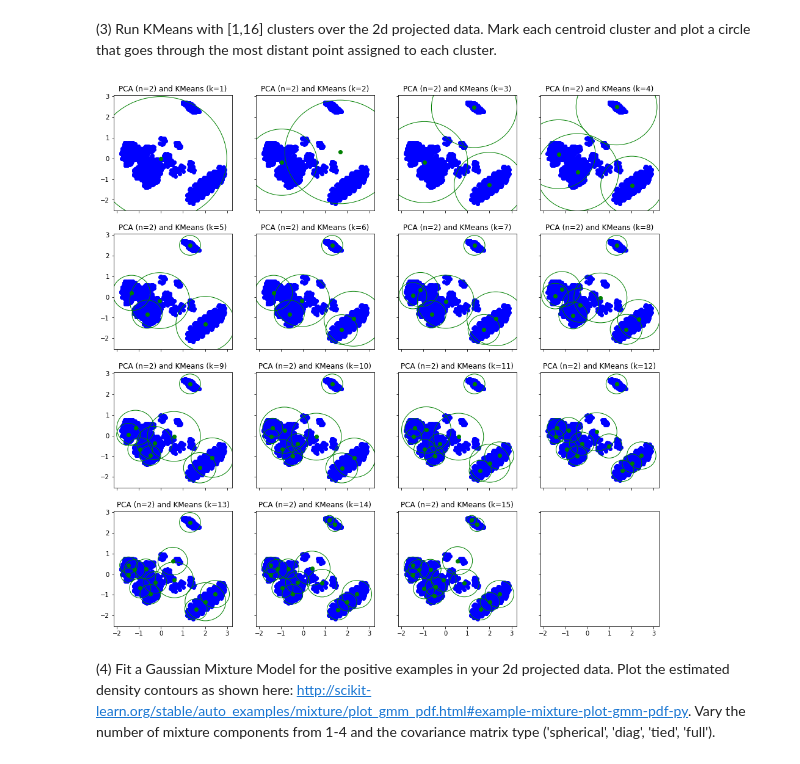
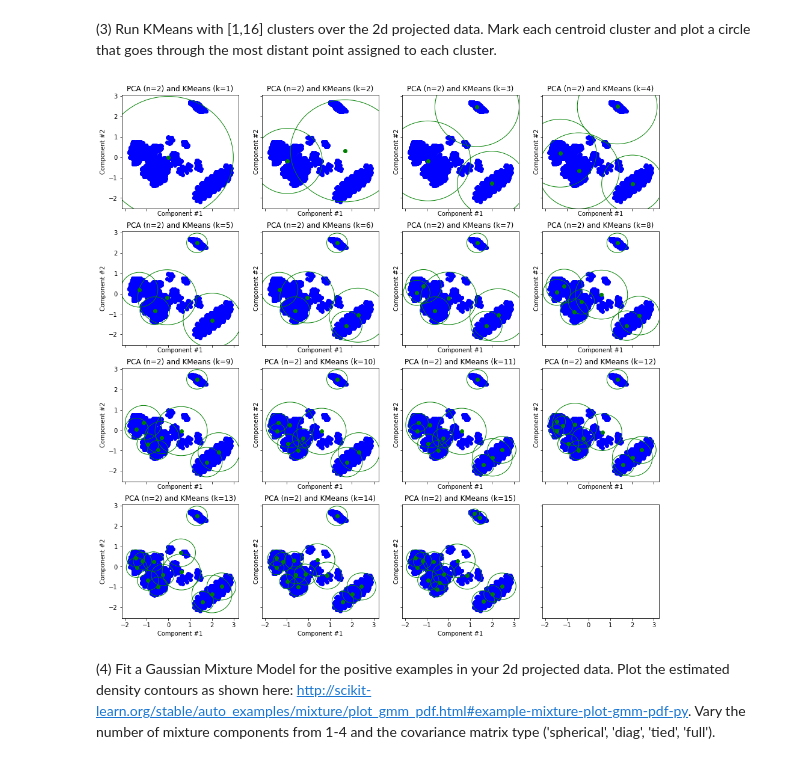
Before and after one commit to lukedoolittle/w207_summer_2017, a Jupyter notebook: project3/doolittle_luke_p3.ipynb, the cells around one changed output. Drawn from its saved outputs; the diff is of its cells as text; code cells hidden in the pictures.

```diff
--- a/project3/doolittle_luke_p3.ipynb
+++ b/project3/doolittle_luke_p3.ipynb
@@ -122,33 +122,35 @@ def P3():
                              ncols=4,
                              sharex=True,
                              sharey=True,
                              figsize = (16, 16))
     for k in range(1,16):
         # fit a KMeans classifier with k clusters
         clusters = KMeans(n_clusters=k,
                           init='k-means++').fit(pca_features)
 
         # plot the PCA fitted points, the cluster centroids and
         # circles that pass through the most distant cluster point
         ax = axes[int((k - 1) / 4)][(k - 1) % 4]
         ax.scatter(pca_features[:, 0],
                    pca_features[:, 1],
                    color='b')
         ax.scatter(x=clusters.cluster_centers_[:,0],
                    y=clusters.cluster_centers_[:,1],
                    c='g')
         for i in range(k):
             # find the distance to the furthest point for this cluster
             radius = max(metrics.pairwise_distances(clusters.cluster_centers_[i].reshape(1, -1),
                                                     pca_features[clusters.labels_==i])[0])
             ax.add_artist(plt.Circle(clusters.cluster_centers_[i],
                                      radius=radius,
                                      fill=False,
                                      color='g'))
         ax.set_title('PCA (n=2) and KMeans (k={0})'.format(k))
+        ax.set_xlabel('Component #1')
+        ax.set_ylabel('Component #2')
 
 P3()
 # %% [output]
-[figure, old version]
+[figure, new version]
 # %% [markdown]
 (4) Fit a Gaussian Mixture Model for the positive examples in your 2d projected data. Plot the estimated density contours as shown here: http://scikit-learn.org/stable/auto_examples/mixture/plot_gmm_pdf.html#example-mixture-plot-gmm-pdf-py. Vary the number of mixture components from 1-4 and the covariance matrix type ('spherical', 'diag', 'tied', 'full').
```
Also changed, not shown: parts of 3 cells of this notebook.
